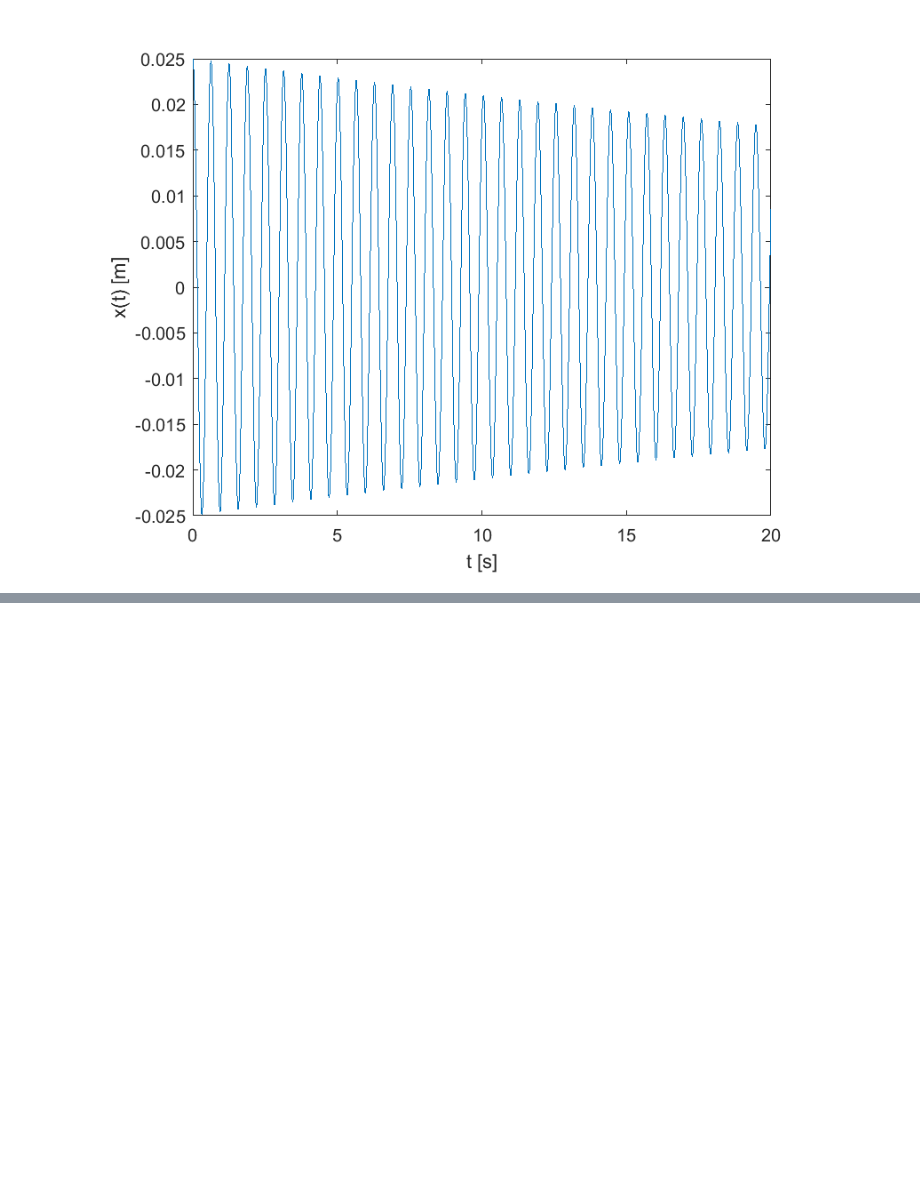
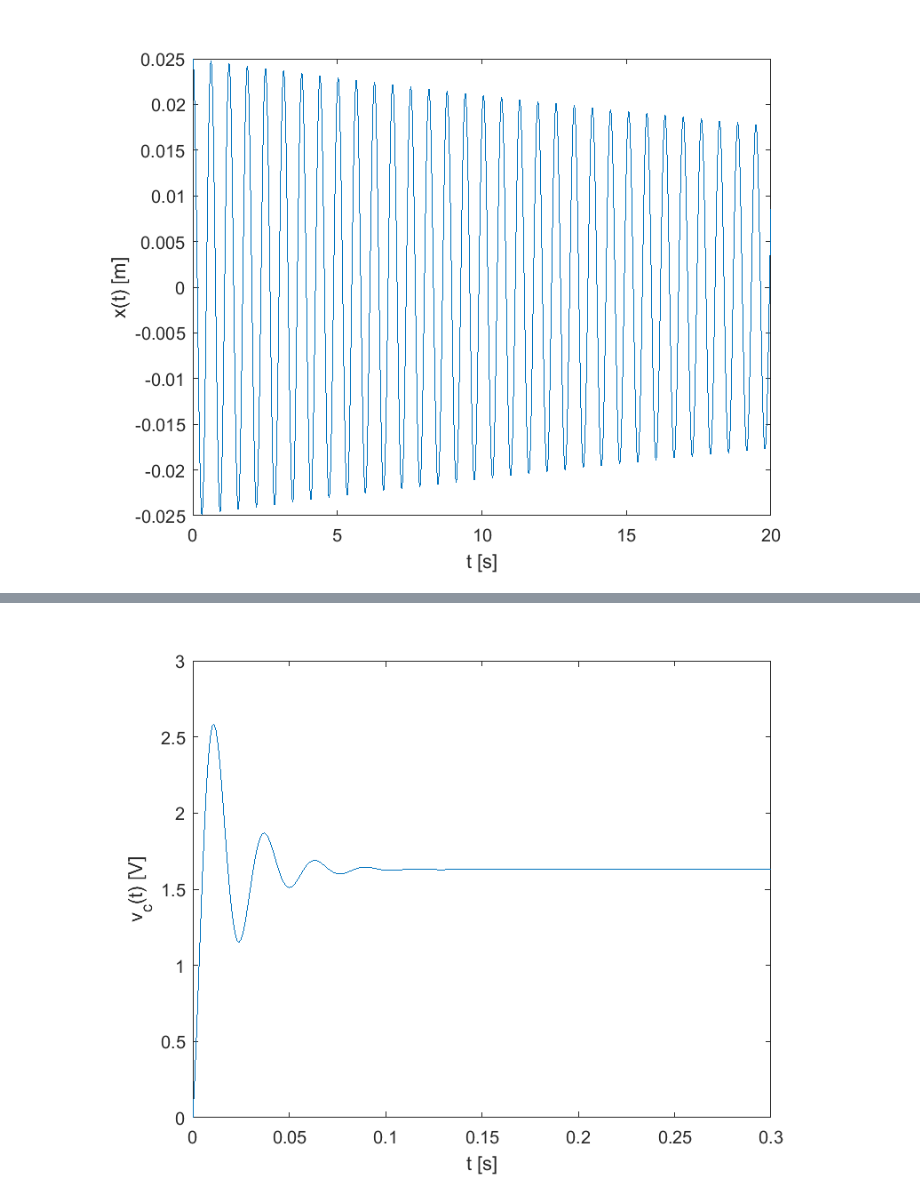
Before and after one commit to LuisGerardo2204/senales_sistemas, a Jupyter notebook: _build/jupyter_execute/Practica3.ipynb, the cells around one changed output, grey strips where cells are left out. Cells and saved outputs as stored; diff of their text form; code cells hidden in the pictures; blank space fills up the shorter version.

```diff
--- a/_build/jupyter_execute/Practica3.ipynb
+++ b/_build/jupyter_execute/Practica3.ipynb
@@ -132,0 +279,8 @@ ylabel("x(t) [m]")
+# %%
+t=[0:0.001:0.3];
+v_c=-1.63*(cos(239.58*t)-0.3605*sin(239.58*t)).*exp(-52.98*t)+1.63;
+plot(t,v_c)
+xlabel("t [s]")
+ylabel("v_c(t) [V]")
+# %% [output]
+[figure, added]
```
Also changed, not shown: parts of 5 cells of this notebook, 42 other files.
